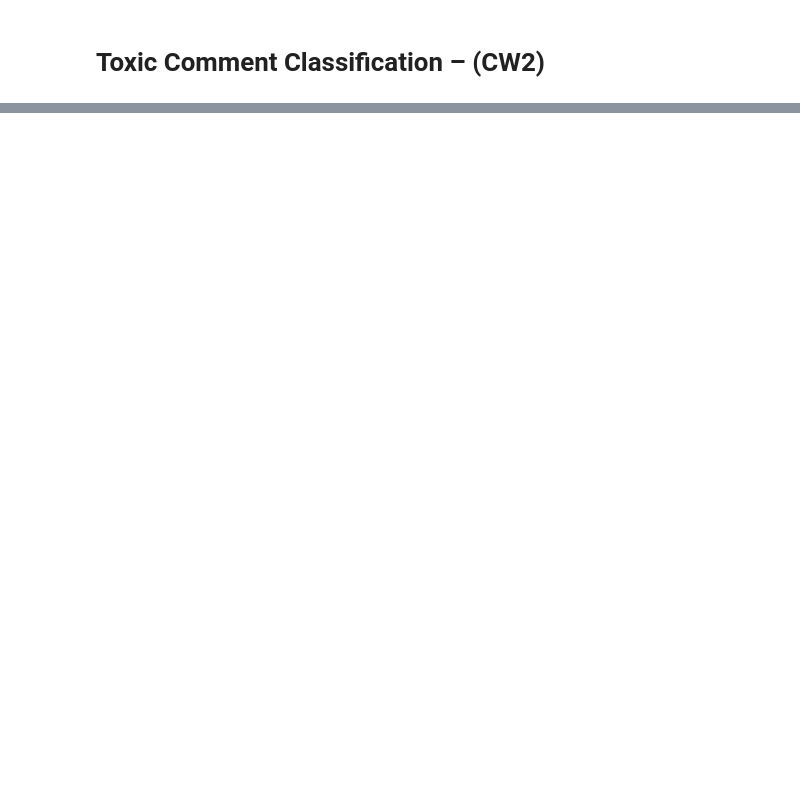
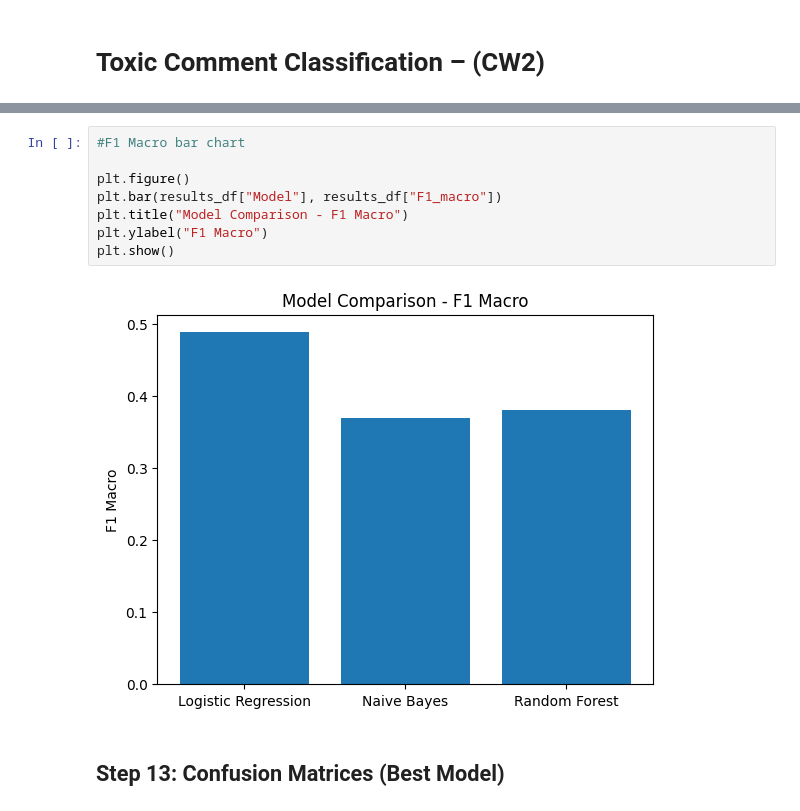
Before and after one commit to sanjelprashid/toxic-comment-classification-AI, a Jupyter notebook: notebooks/toxic_comment_model.ipynb, the cells around one changed output, grey strips where cells are left out. Cells and saved outputs as stored; diff of their text form; blank space fills up the shorter version.

```diff
--- a/notebooks/toxic_comment_model.ipynb
+++ b/notebooks/toxic_comment_model.ipynb
@@ -221,0 +352,12 @@ Thresholds saved
+# %%
+#F1 Macro bar chart
+
+plt.figure()
+plt.bar(results_df["Model"], results_df["F1_macro"])
+plt.title("Model Comparison - F1 Macro")
+plt.ylabel("F1 Macro")
+plt.show()
+# %% [output]
+[figure, added]
+# %% [markdown]
+## Step 13: Confusion Matrices (Best Model)
```
Also changed, not shown: parts of 62 cells of this notebook, 6 other files.
